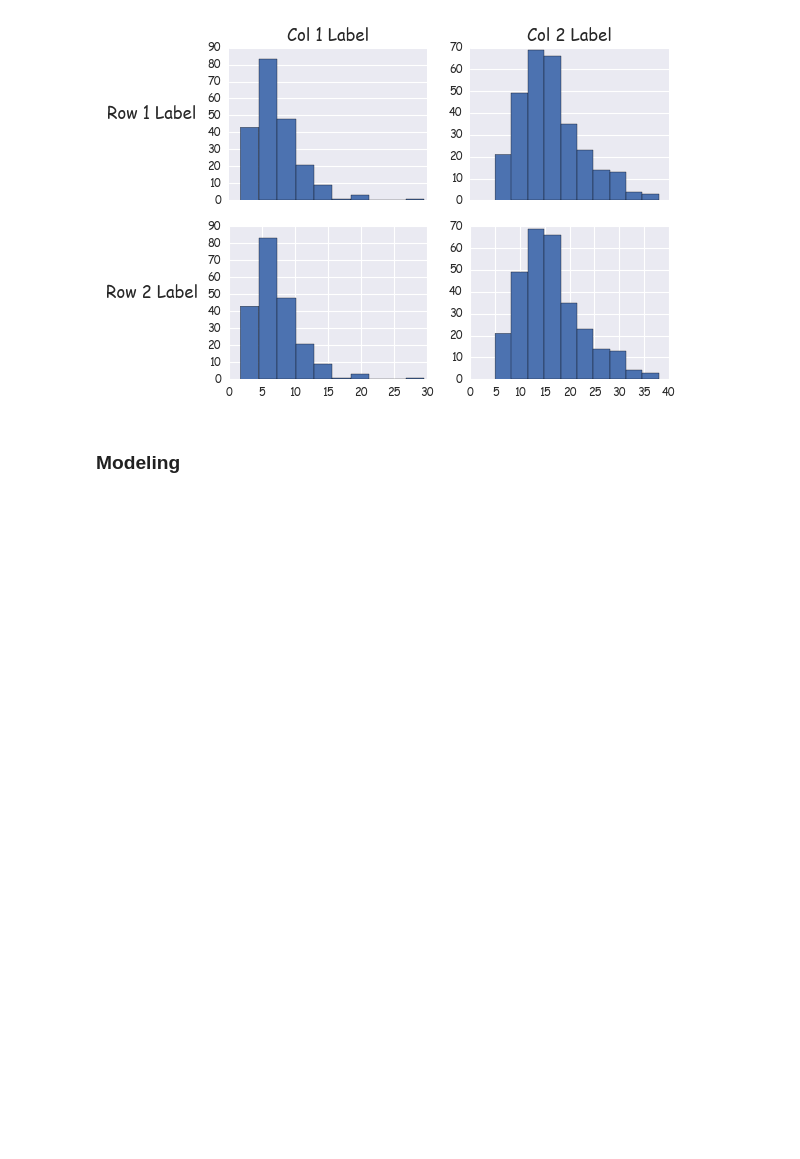
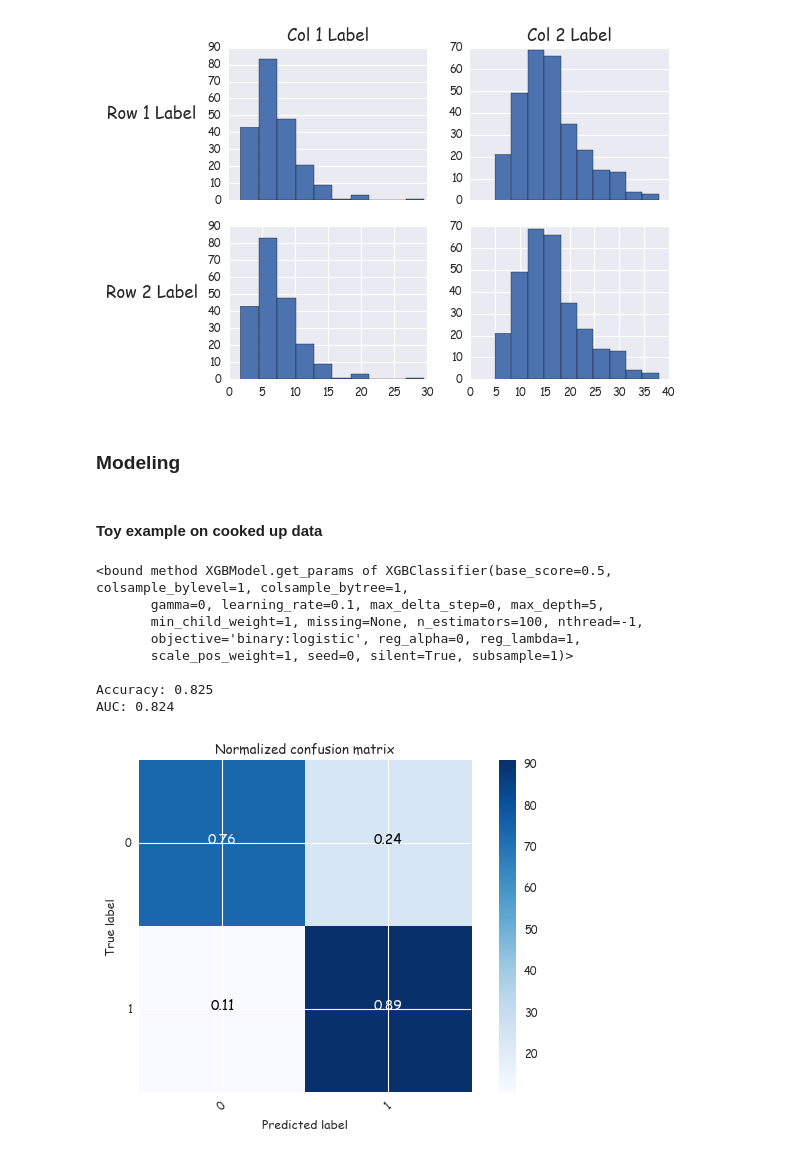
Before and after one commit to pmdaly/Take-Home-Resources, a Jupyter notebook: Resources.ipynb, the cells around one changed output. Drawn from its saved outputs; the diff is of its cells as text; code cells hidden in the pictures; blank space fills up the shorter version.

```diff
--- a/Resources.ipynb
+++ b/Resources.ipynb
@@ -207,46 +297,56 @@ def plot_confusion_matrix(cm, classes,
     plt.ylabel('True label')
     plt.xlabel('Predicted label')
 
-def evaluate(model, X, y, params):
+def evaluate(model, X, y, params, classes=['0','1'], scoring='roc_auc'):
     '''Grid search for optimal paramaterization and return optimal
     estimator
     '''
 
-    grid = GridSearchCV(model, params, cv=5)
-    grid.fit(X, y)
+    X_train, X_test, y_train, y_test = train_test_split(X, y, train_size=0.8)
+    grid = GridSearchCV(model, params, scoring=scoring, cv=5)
+    grid.fit(X_train, y_train)
 
-    y_ = grid.best_estimator_.predict(X)
+    y_ = grid.best_estimator_.predict(X_test)
 
     print(grid.best_estimator_.get_params)
     print('\nAccuracy: {}'.format(
-            np.round(metrics.accuracy_score(y, y_),3)))
+            np.round(metrics.accuracy_score(y_test, y_),3)))
     print('AUC: {}\n'.format(
-            np.round(metrics.roc_auc_score(y, y_),3)))
+            np.round(metrics.roc_auc_score(y_test, y_),3)))
 
-    cnf_matrix = confusion_matrix(y, y_)
+    cnf_matrix = confusion_matrix(y_test, y_)
 
-    plot_confusion_matrix(cnf_matrix, classes=['0','1'])
+    plot_confusion_matrix(cnf_matrix, classes=classes)
 
     return grid.best_estimator_
+# %% [markdown]
+#### Toy example on cooked up data
 # %%
 # use https://www.analyticsvidhya.com/blog/2016/03/complete-guide-parameter-tuning-xgboost-with-codes-python/
 #   for tuning xgboost
 from xgboost import XGBClassifier
 
 X, y = make_classification(
         n_samples=1000,
         n_features=50,
         n_informative=20,
-        n_classes=2,
-        class_sep=0.1
+        n_classes=2
         )
-
-X_train, X_test, y_train, y_test = train_test_split(X, y, train_size=0.8)
 
 # just a few params swept here for illustration
 params = {
     'n_estimators': [100,150],
     'max_depth': [5,7]
 }
 
-xgb = evaluate(XGBClassifier(), X, y, params)
+xgb = evaluate(XGBClassifier(), X, y, params, scoring='accuracy')
+# %% [output]
+<bound method XGBModel.get_params of XGBClassifier(base_score=0.5, colsample_bylevel=1, colsample_bytree=1,
+       gamma=0, learning_rate=0.1, max_delta_step=0, max_depth=5,
+       min_child_weight=1, missing=None, n_estimators=100, nthread=-1,
+       objective='binary:logistic', reg_alpha=0, reg_lambda=1,
+       scale_pos_weight=1, seed=0, silent=True, subsample=1)>
+
+Accuracy: 0.825
+AUC: 0.824
+[figure, added]
```
Also changed, not shown: parts of 4 cells of this notebook.
